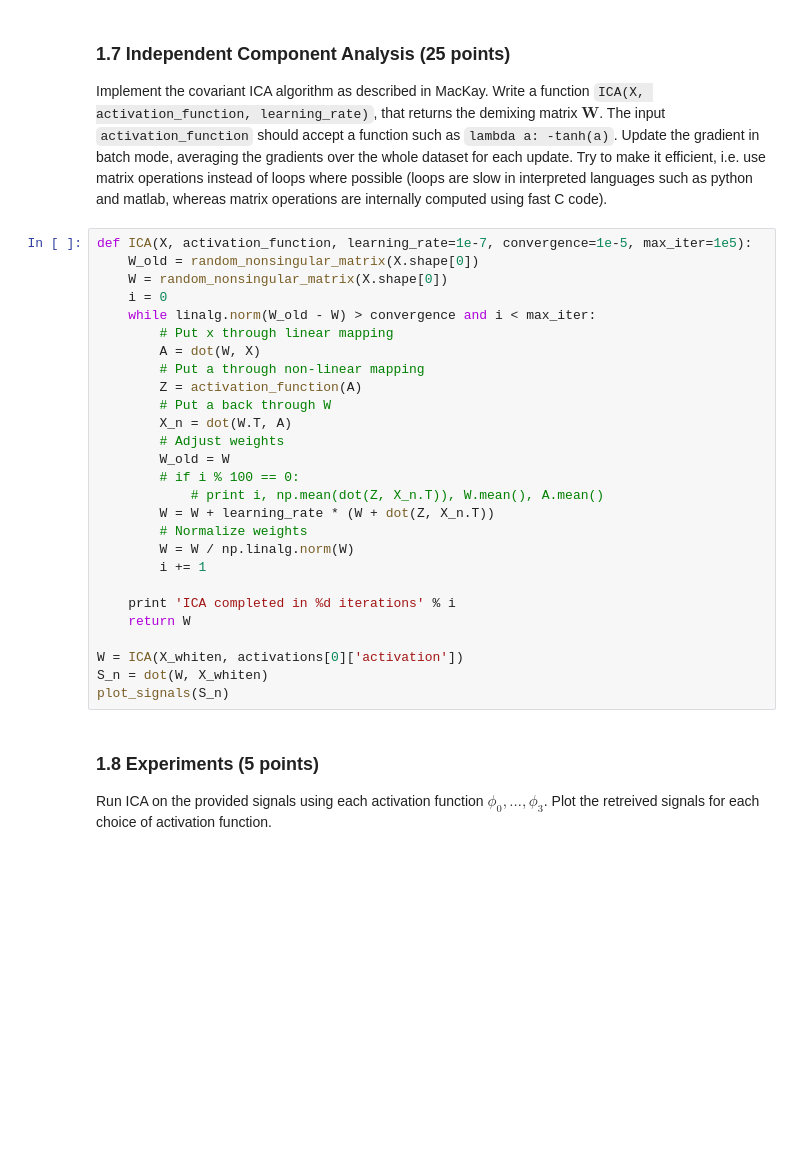
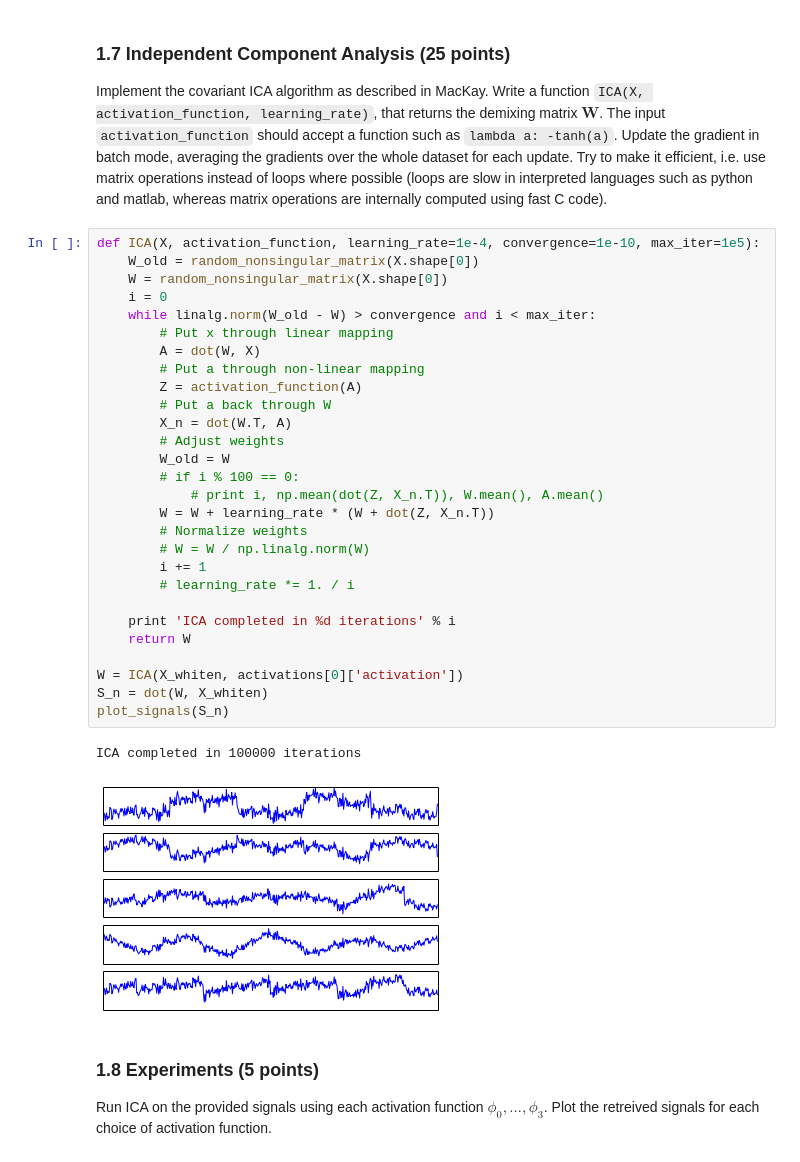
Before and after one commit to Vasileios-Charatsidis/machine-learning-2, a Jupyter notebook: lab1/lab1.ipynb, the cells around one changed output. Drawn from its saved outputs; the diff is of its cells as text; blank space fills up the shorter version.

```diff
--- a/lab1/lab1.ipynb
+++ b/lab1/lab1.ipynb
@@ -257,32 +311,36 @@ A consistent covariant algorithm gives the same results independent of the units
 ### 1.7 Independent Component Analysis (25 points)
 Implement the covariant ICA algorithm as described in MacKay. Write a function `ICA(X, activation_function, learning_rate)`, that returns the demixing matrix $\mathbf{W}$. The input `activation_function` should accept a function such as `lambda a: -tanh(a)`. Update the gradient in batch mode, averaging the gradients over the whole dataset for each update. Try to make it efficient, i.e. use matrix operations instead of loops where possible (loops are slow in interpreted languages such as python and matlab, whereas matrix operations are internally computed using fast C code).
 # %%
-def ICA(X, activation_function, learning_rate=1e-7, convergence=1e-5, max_iter=1e5):
+def ICA(X, activation_function, learning_rate=1e-4, convergence=1e-10, max_iter=1e5):
     W_old = random_nonsingular_matrix(X.shape[0])
     W = random_nonsingular_matrix(X.shape[0])
     i = 0
     while linalg.norm(W_old - W) > convergence and i < max_iter:
         # Put x through linear mapping
         A = dot(W, X)
         # Put a through non-linear mapping
         Z = activation_function(A)
         # Put a back through W
         X_n = dot(W.T, A)
         # Adjust weights
         W_old = W
         # if i % 100 == 0:
             # print i, np.mean(dot(Z, X_n.T)), W.mean(), A.mean()
         W = W + learning_rate * (W + dot(Z, X_n.T))
         # Normalize weights
-        W = W / np.linalg.norm(W)
+        # W = W / np.linalg.norm(W)
         i += 1
+        # learning_rate *= 1. / i
 
     print 'ICA completed in %d iterations' % i
     return W
 
 W = ICA(X_whiten, activations[0]['activation'])
 S_n = dot(W, X_whiten)
 plot_signals(S_n)
+# %% [output]
+ICA completed in 100000 iterations
+[figure, added]
 # %% [markdown]
 ### 1.8 Experiments  (5 points)
 Run ICA on the provided signals using each activation function $\phi_0, \ldots, \phi_3$. Plot the retreived signals for each choice of activation function.
```
Also changed, not shown: parts of 35 cells of this notebook.
